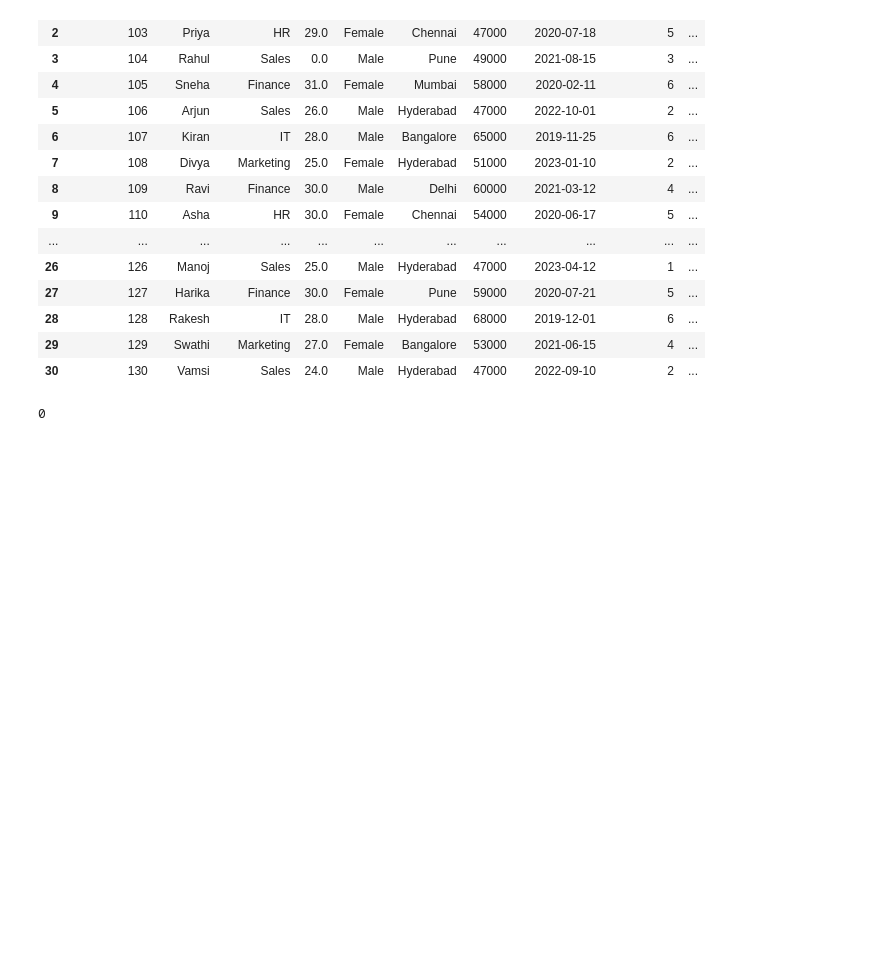
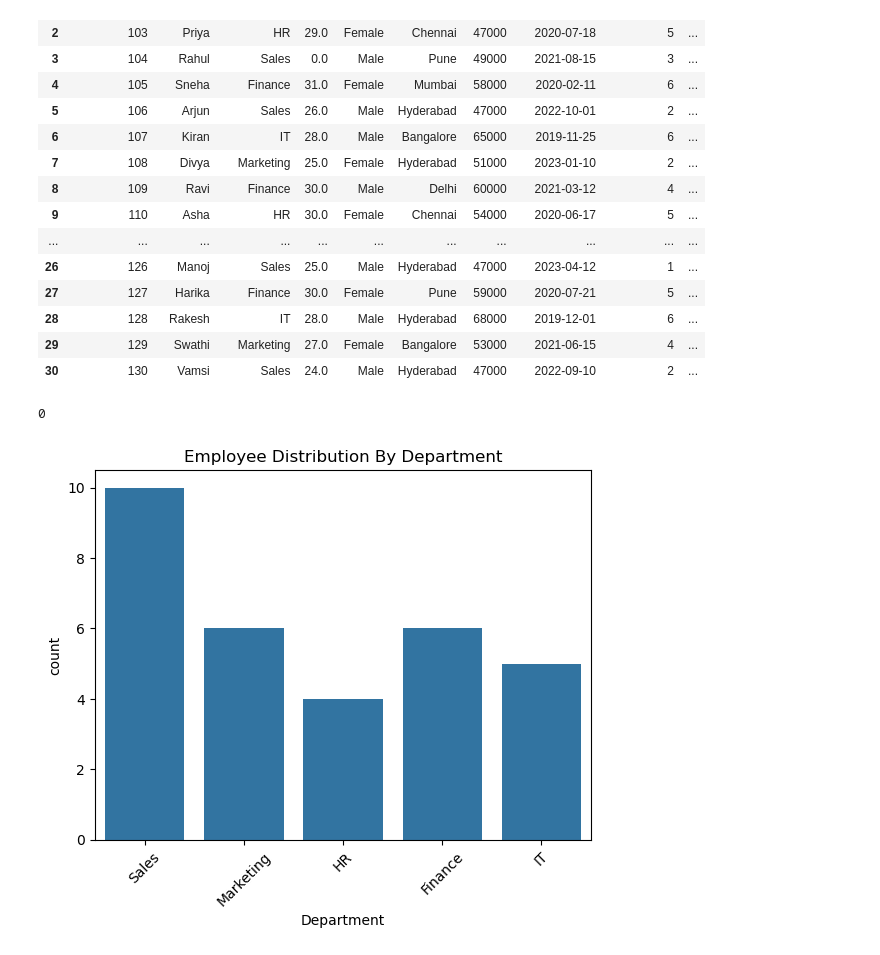
Before and after one commit to harsha0p6300/Python_Numpy-pandas, a Jupyter notebook: Python_folder/practice.ipynb, the cells around one changed output. Cells and saved outputs as stored; diff of their text form; code cells hidden in the pictures; blank space fills up the shorter version.

Commit message:
Visualization

```diff
--- a/Python_folder/practice.ipynb
+++ b/Python_folder/practice.ipynb
@@ -234,0 +238,7 @@ print(df.duplicated().sum())
+# %%
+sns.countplot(data=df,x="Department")
+plt.title("Employee Distribution By Department")
+plt.xticks(rotation=45)
+plt.show()
+# %% [output]
+[figure, added]
```
Also changed, not shown: parts of 3 cells of this notebook, 1 other file.
